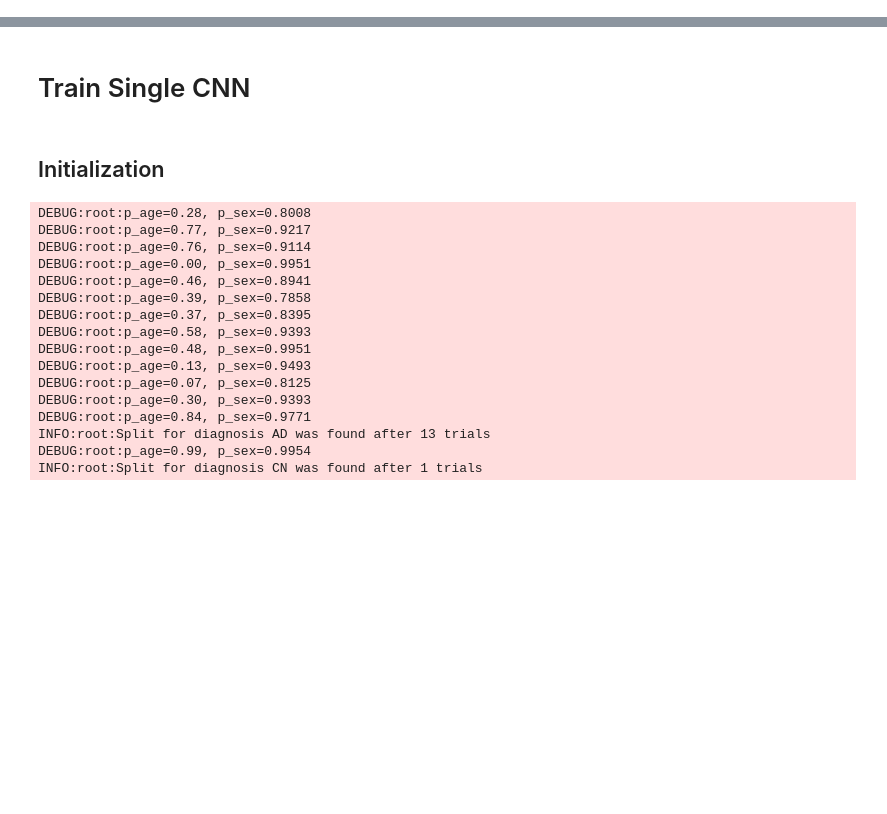
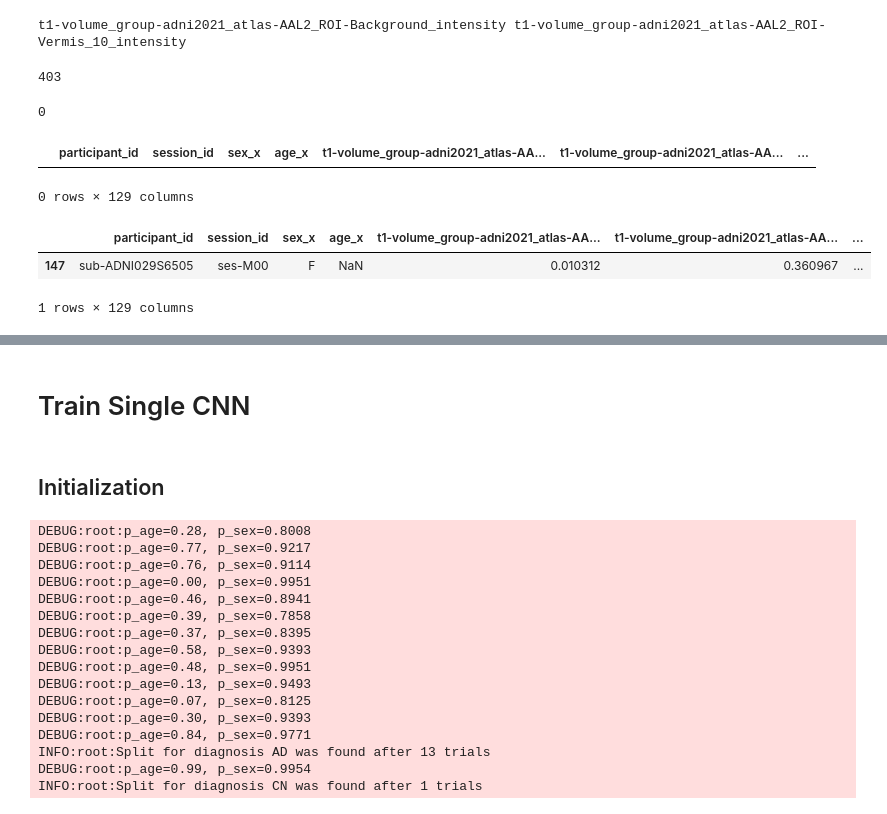
Before and after one commit to cosasha97/interpretability-dl-ndd, a Jupyter notebook: experiments.ipynb, the cells around one changed output, grey strips where cells are left out. Saved outputs shown, nothing was run; the diff lists cells and outputs as text; code cells hidden in the pictures; blank space fills up the shorter version.

```diff
--- a/experiments.ipynb
+++ b/experiments.ipynb
@@ -65,0 +71,6 @@ summary_path = '/network/lustre/dtlake01/aramis/datasets/adni/caps/caps_v2021_su
+# %%
+first_column_name = df_summary.first_column_name.item()
+last_column_name = df_summary.last_column_name.item()
+print(first_column_name, last_column_name)
+# %% [output]
+t1-volume_group-adni2021_atlas-AAL2_ROI-Background_intensity t1-volume_group-adni2021_atlas-AAL2_ROI-Vermis_10_intensity
@@ -65,0 +88,23 @@ summary_path = '/network/lustre/dtlake01/aramis/datasets/adni/caps/caps_v2021_su
+# %%
+AD = pd.read_csv('subjects/AD.tsv', sep='\t')
+CN = pd.read_csv('subjects/CN.tsv', sep='\t')
+# %%
+len(CN)
+# %% [output]
+403
+# %%
+df_add_data.merge(AD, on=['participant_id', 'session_id']).isna().sum().sum()
+# %% [output]
+0
+# %%
+df_merge = df_add_data.merge(CN, on=['participant_id', 'session_id'])
+index = df_merge.isna().sum(axis=1)
+# %% [output]
+|  | participant_id | session_id | sex_x | age_x | t1-volume_group-adni2021_atlas-AA... | t1-volume_group-adni2021_atlas-AA... | ... |
+0 rows × 129 columns
+# %%
+df_merge[index > 0]
+# %% [output]
+|  | participant_id | session_id | sex_x | age_x | t1-volume_group-adni2021_atlas-AA... | t1-volume_group-adni2021_atlas-AA... | ... |
+| 147 | sub-ADNI029S6505 | ses-M00 | F | NaN | 0.010312 | 0.360967 | ... |
+1 rows × 129 columns
```
Also changed, not shown: parts of 21 cells of this notebook, 3 other files.
